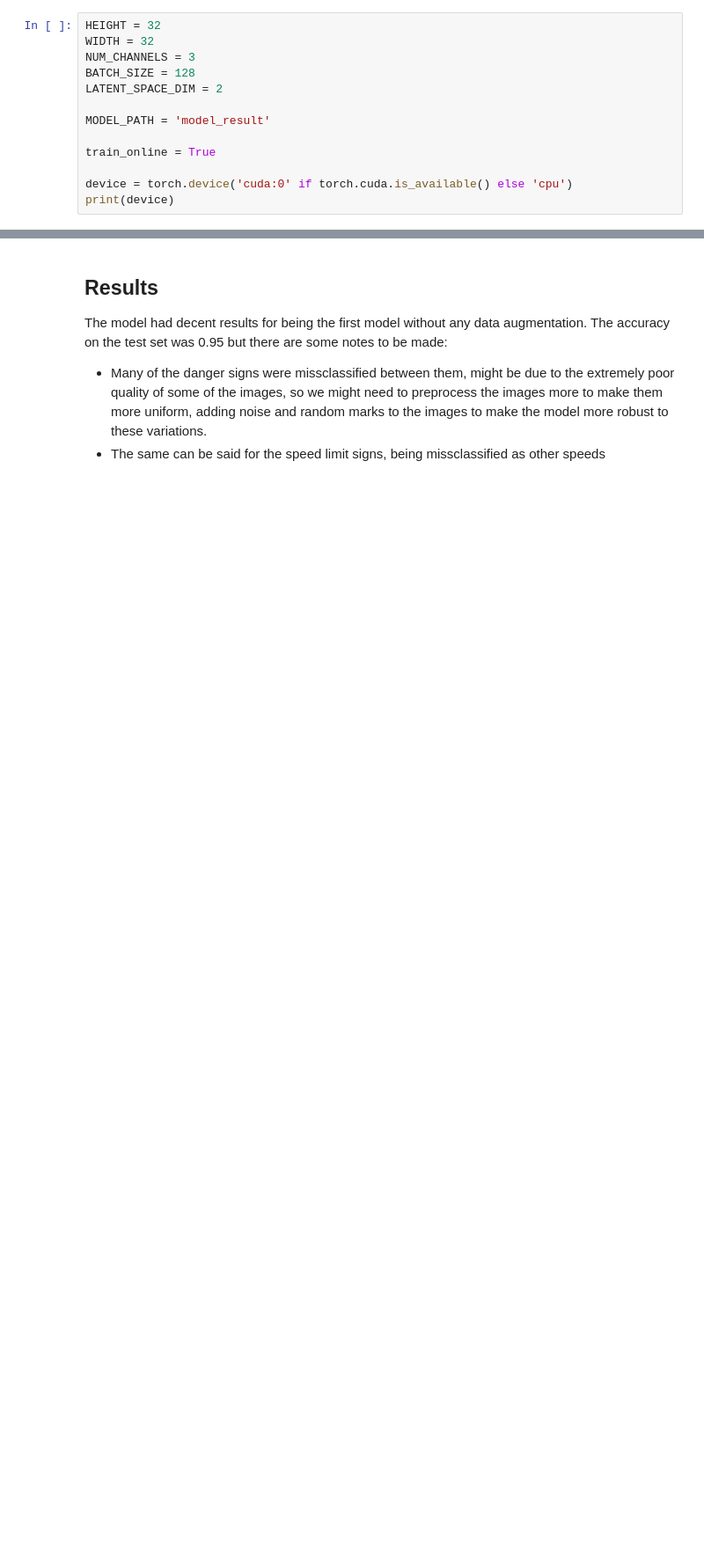
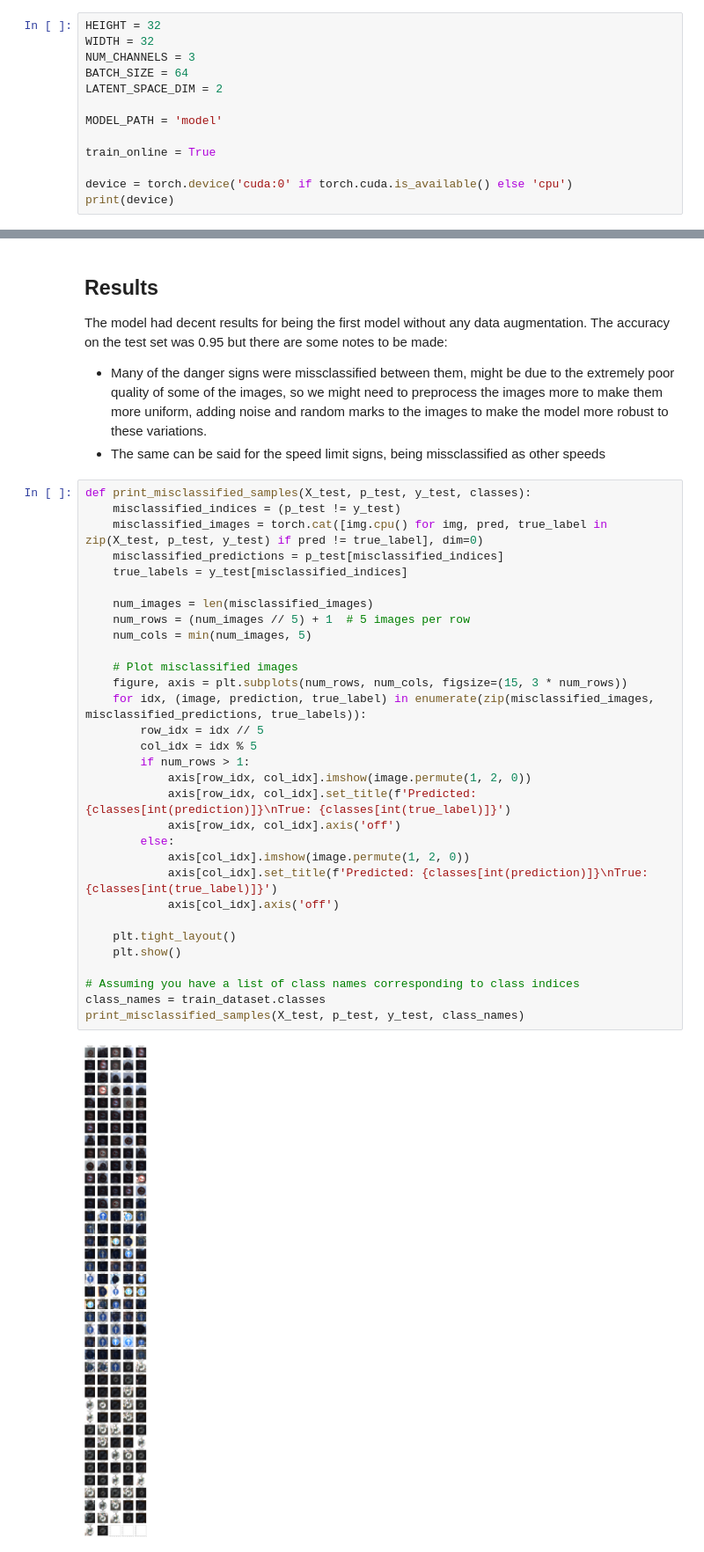
Before and after one commit to lucasverdelho/GTSRB-Pytorch, a Jupyter notebook: 1-exploration.ipynb, the cells around one changed output, grey strips where cells are left out. Shown at 88% size. Cells and saved outputs as stored; diff of their text form; blank space fills up the shorter version.

```diff
--- a/1-exploration.ipynb
+++ b/1-exploration.ipynb
@@ -35,10 +55,10 @@ from util import vcpi_util
 HEIGHT = 32
 WIDTH = 32
 NUM_CHANNELS = 3
-BATCH_SIZE = 128
+BATCH_SIZE = 64
 LATENT_SPACE_DIM = 2
 
-MODEL_PATH = 'model_result'
+MODEL_PATH = 'model'
 
 train_online = True
 
@@ -424,3 +450,36 @@ The model had decent results for being the first model without any data augmenta
 
 - Many of the danger signs were missclassified between them, might be due to the extremely poor quality of some of the images, so we might need to preprocess the images more to make them more uniform, adding noise and random marks to the images to make the model more robust to these variations.
 - The same can be said for the speed limit signs, being missclassified as other speeds
+# %%
+def print_misclassified_samples(X_test, p_test, y_test, classes):
+    misclassified_indices = (p_test != y_test)
+    misclassified_images = torch.cat([img.cpu() for img, pred, true_label in zip(X_test, p_test, y_test) if pred != true_label], dim=0)
+    misclassified_predictions = p_test[misclassified_indices]
+    true_labels = y_test[misclassified_indices]
+
+    num_images = len(misclassified_images)
+    num_rows = (num_images // 5) + 1  # 5 images per row
+    num_cols = min(num_images, 5)
+
+    # Plot misclassified images
+    figure, axis = plt.subplots(num_rows, num_cols, figsize=(15, 3 * num_rows))
+    for idx, (image, prediction, true_label) in enumerate(zip(misclassified_images, misclassified_predictions, true_labels)):
+        row_idx = idx // 5
+        col_idx = idx % 5
+        if num_rows > 1:
+            axis[row_idx, col_idx].imshow(image.permute(1, 2, 0))
+            axis[row_idx, col_idx].set_title(f'Predicted: {classes[int(prediction)]}\nTrue: {classes[int(true_label)]}')
+            axis[row_idx, col_idx].axis('off')
+        else:
+            axis[col_idx].imshow(image.permute(1, 2, 0))
+            axis[col_idx].set_title(f'Predicted: {classes[int(prediction)]}\nTrue: {classes[int(true_label)]}')
+            axis[col_idx].axis('off')
+
+    plt.tight_layout()
+    plt.show()
+
+# Assuming you have a list of class names corresponding to class indices
+class_names = train_dataset.classes
+print_misclassified_samples(X_test, p_test, y_test, class_names)
+# %% [output]
+[figure, added]
```
Also changed, not shown: parts of 12 cells of this notebook.
